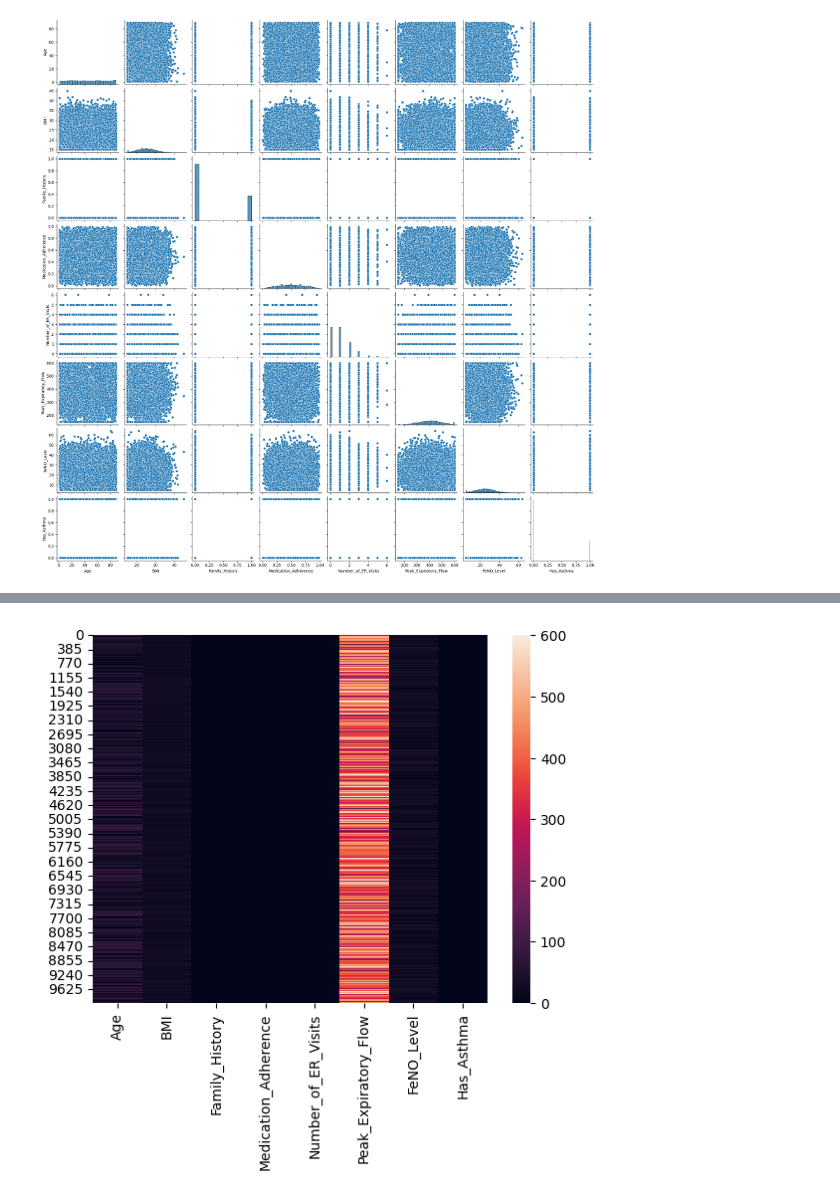
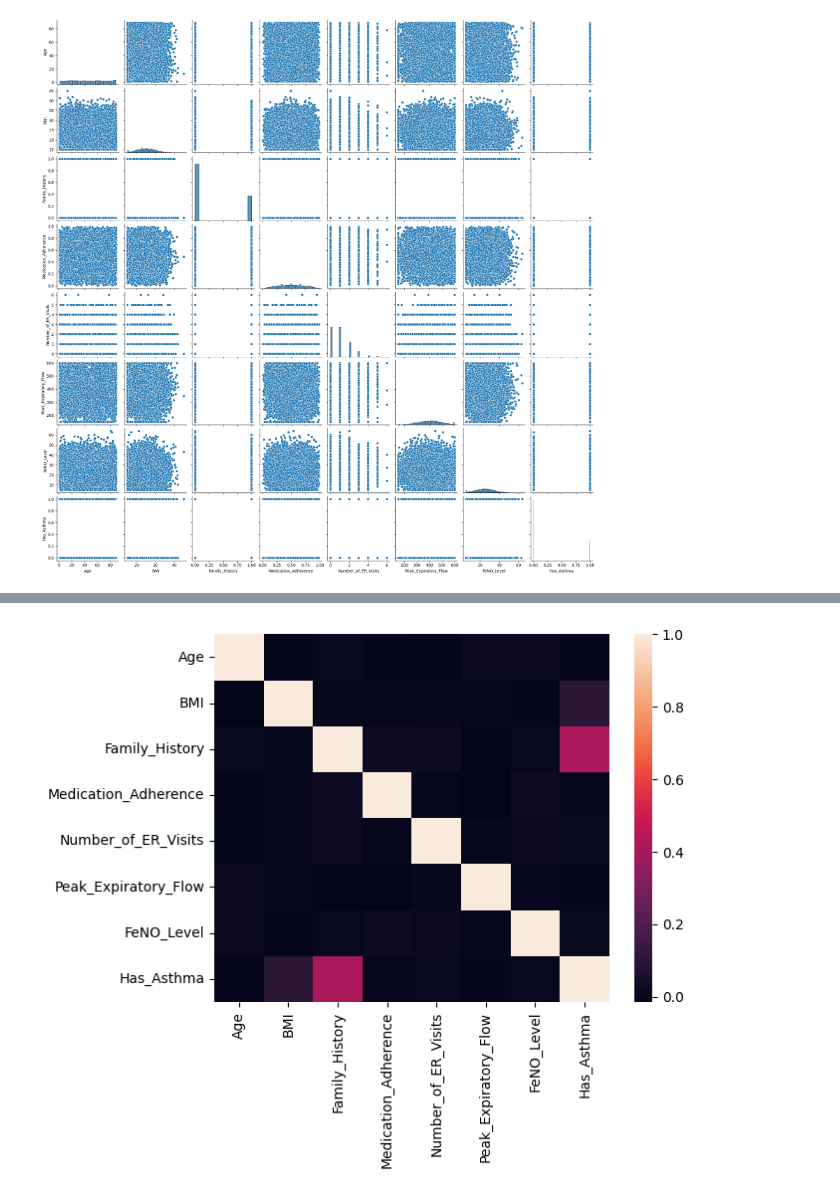
Before and after one commit to ShearStress021/Project3290Group12, a Jupyter notebook: assign1.ipynb, the cells around one changed output, grey strips where cells are left out. Drawn from its saved outputs; the diff is of its cells as text; code cells hidden in the pictures.

```diff
--- a/assign1.ipynb
+++ b/assign1.ipynb
@@ -118,7 +118,7 @@ corrr
 | FeNO_Level | 0.012180 | -0.005137 | 0.005389 | 0.019040 | 0.009969 | 0.000575 | ... |
 | Has_Asthma | -0.004346 | 0.098425 | 0.409531 | 0.003785 | 0.005781 | -0.005207 | ... |
 # %%
-sb.heatmap(num_df)
+sb.heatmap(corrr)
 plt.show()
 # %% [output]
-[figure, old version]
+[figure, new version]
```
